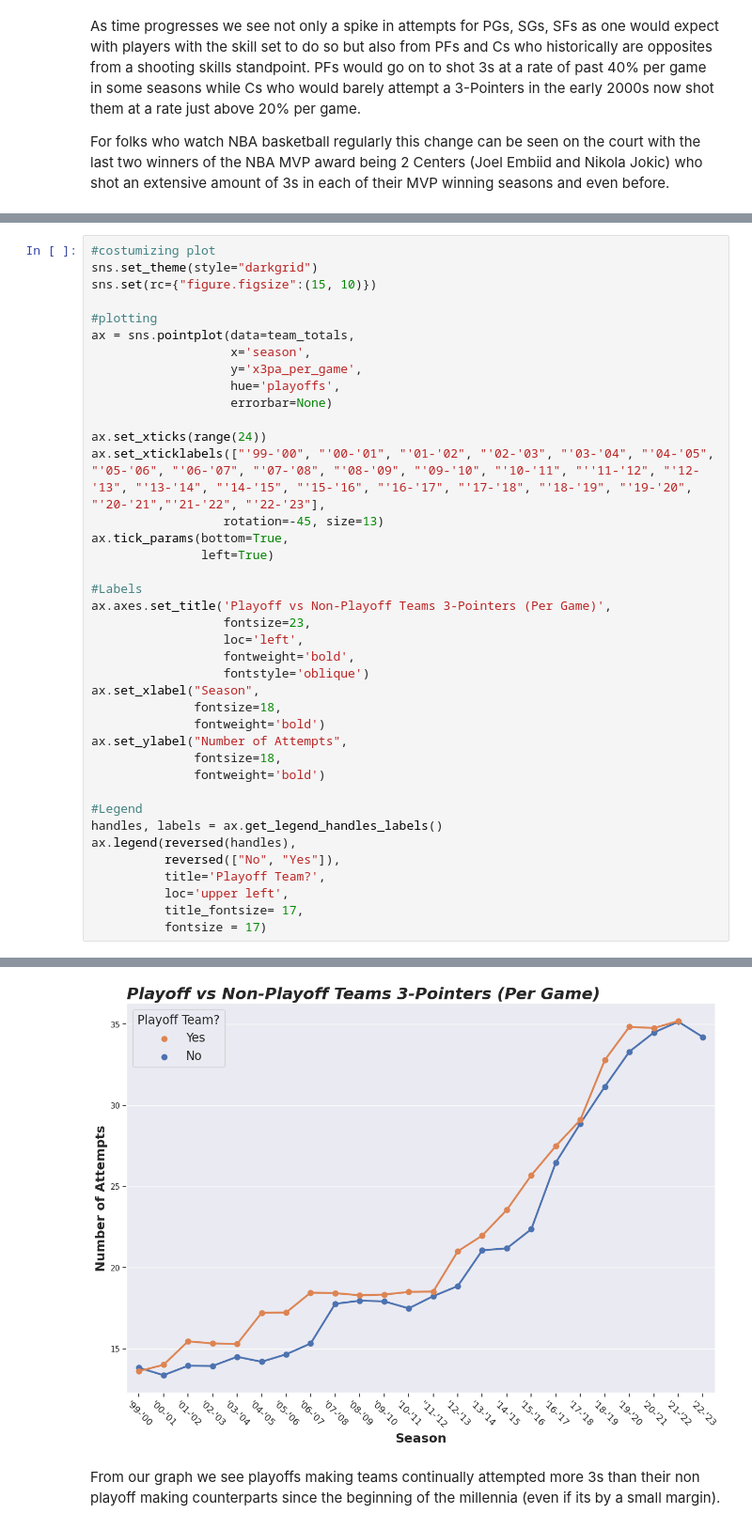
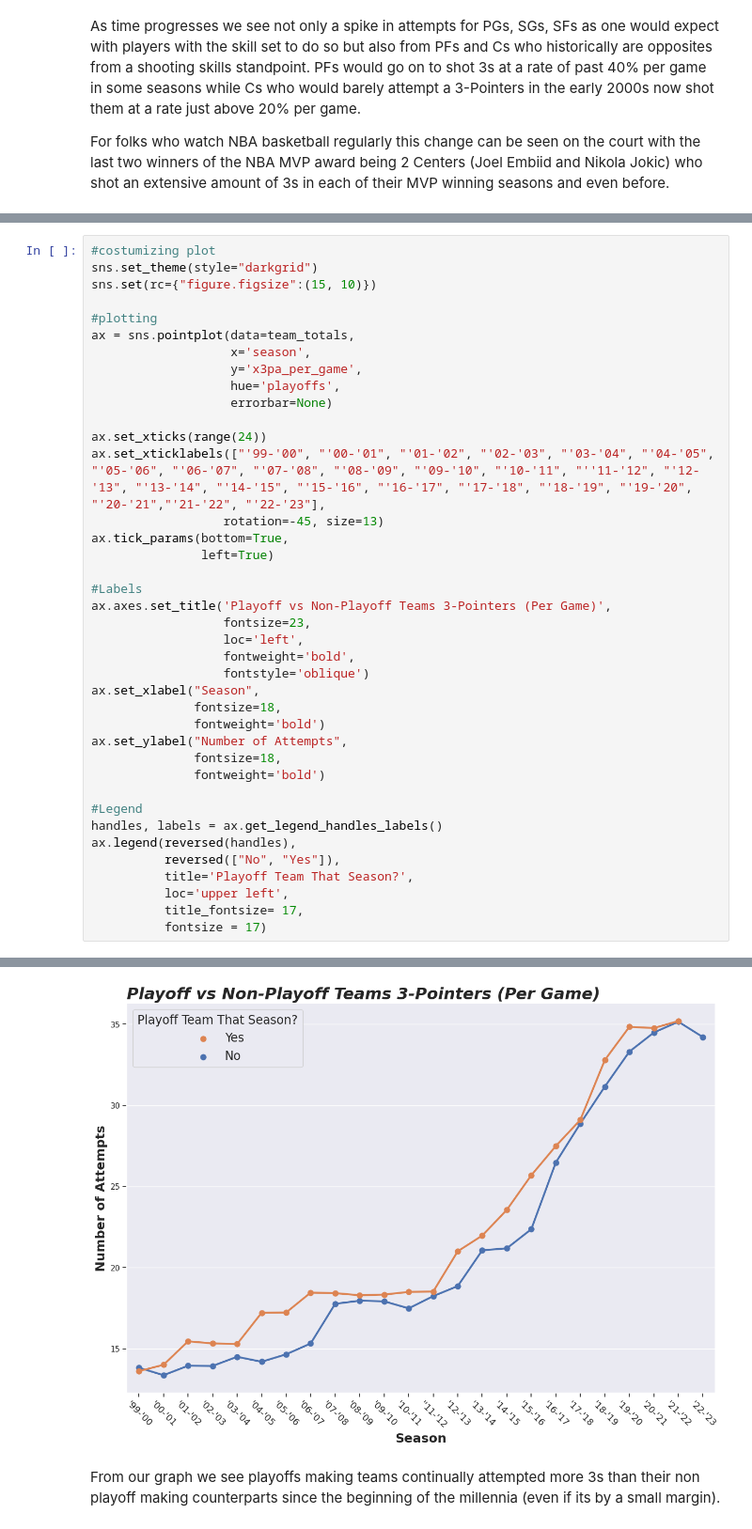
Before and after one commit to RafaelJMinaya/NBA-3Point-Shooting-Analysis, a Jupyter notebook: nba-3-point-shooting-evolution.ipynb, the cells around one changed output, grey strips where cells are left out. Shown at 94% size. Drawn from its saved outputs; the diff is of its cells as text.

```diff
--- a/nba-3-point-shooting-evolution.ipynb
+++ b/nba-3-point-shooting-evolution.ipynb
@@ -448,35 +456,35 @@ ax = sns.pointplot(data=team_totals,
                    errorbar=None)
 
 ax.set_xticks(range(24))
 ax.set_xticklabels(["'99-'00", "'00-'01", "'01-'02", "'02-'03", "'03-'04", "'04-'05", "'05-'06", "'06-'07", "'07-'08", "'08-'09", "'09-'10", "'10-'11", "''11-'12", "'12-'13", "'13-'14", "'14-'15", "'15-'16", "'16-'17", "'17-'18", "'18-'19", "'19-'20", "'20-'21","'21-'22", "'22-'23"],
                   rotation=-45, size=13)
 ax.tick_params(bottom=True,
                left=True)
 
 #Labels
 ax.axes.set_title('Playoff vs Non-Playoff Teams 3-Pointers (Per Game)',
                   fontsize=23,
                   loc='left',
                   fontweight='bold',
                   fontstyle='oblique')
 ax.set_xlabel("Season",
               fontsize=18,
               fontweight='bold')
 ax.set_ylabel("Number of Attempts",
               fontsize=18,
               fontweight='bold')
 
 #Legend
 handles, labels = ax.get_legend_handles_labels()
 ax.legend(reversed(handles),
           reversed(["No", "Yes"]),
-          title='Playoff Team?',
+          title='Playoff Team That Season?',
           loc='upper left',
           title_fontsize= 17,
           fontsize = 17)
 # %% [output]
 <matplotlib.legend.Legend at 0x...>
-[figure, old version]
+[figure, new version]
 # %% [markdown]
 From our graph we see playoffs making teams continually attempted more 3s than their non playoff making counterparts since the beginning of the millennia (even if its by a small margin).
 # %% [markdown]
```
Also changed, not shown: parts of 25 cells of this notebook.
